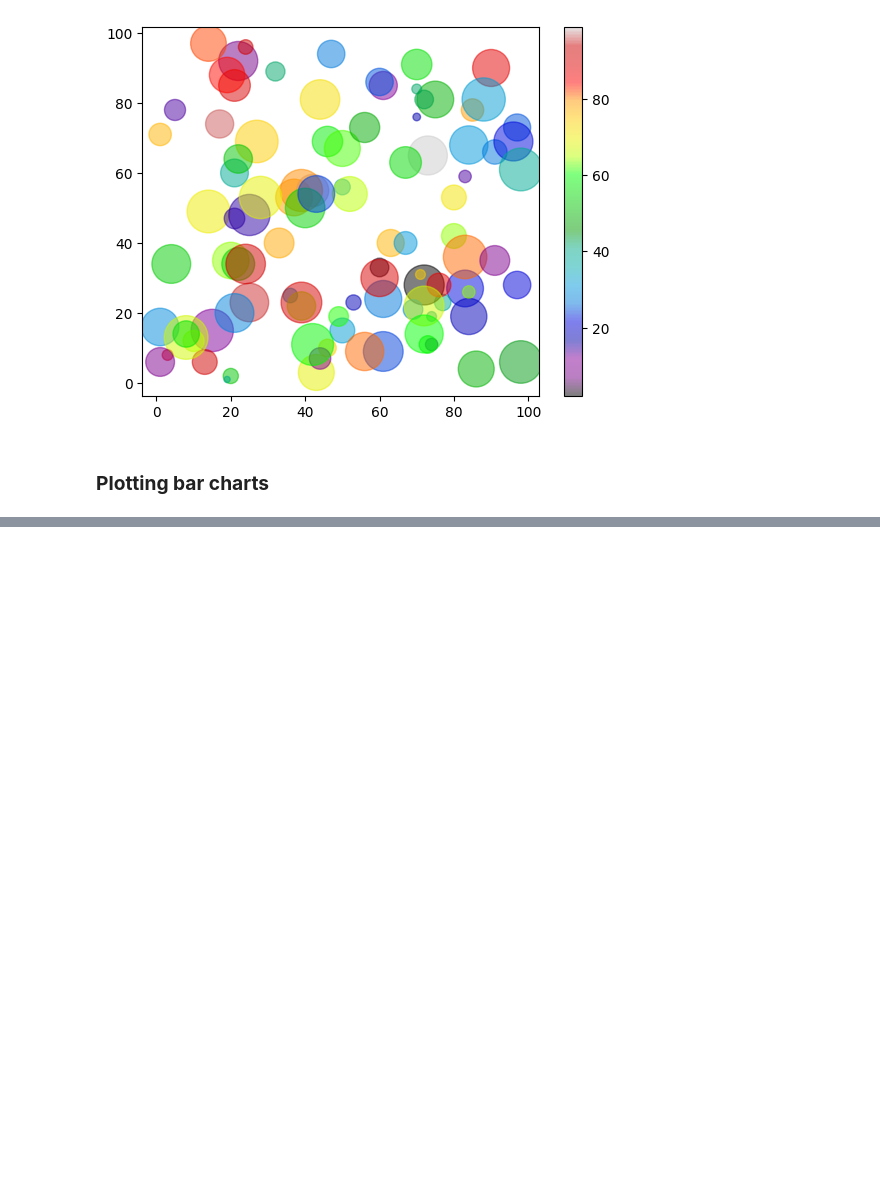
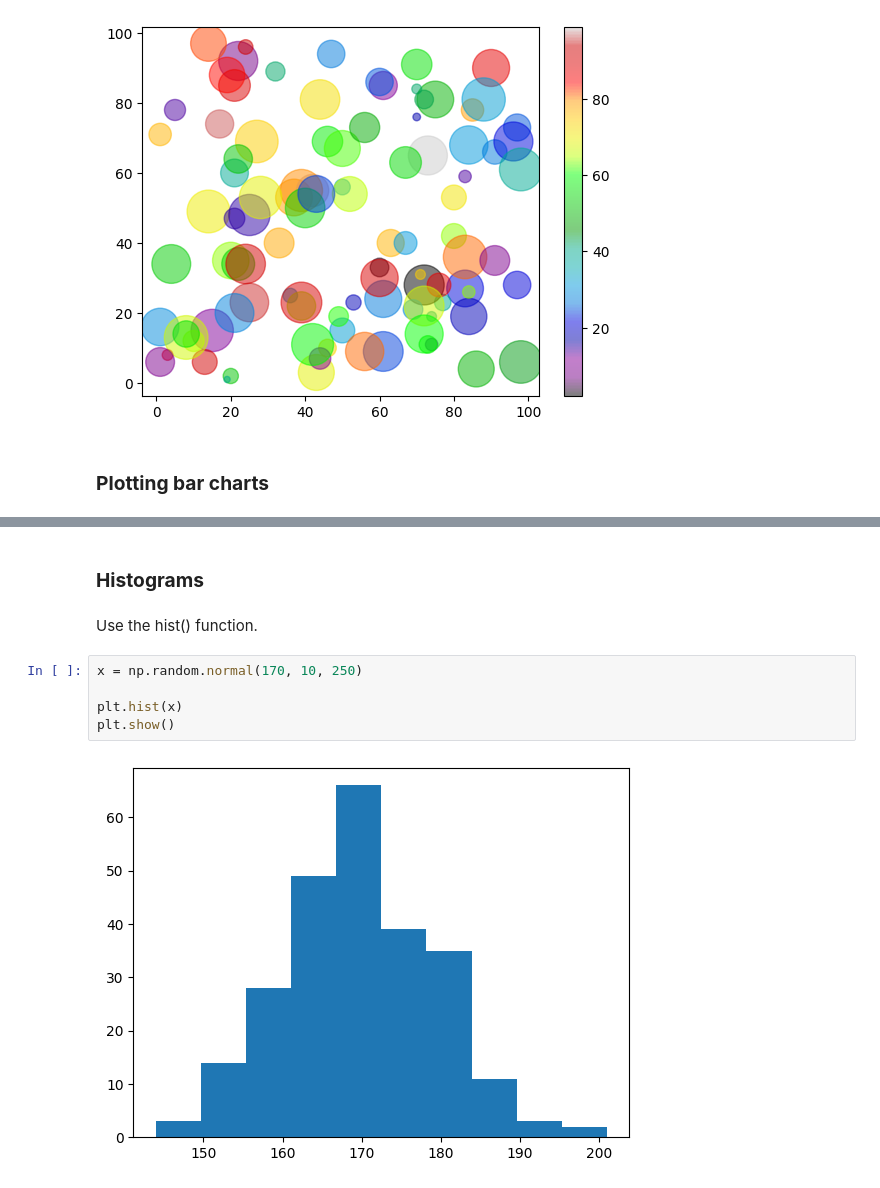
Before and after one commit to kibuba-njihia/mastering-matplotlib, a Jupyter notebook: matplotlib.ipynb, the cells around one changed output, grey strips where cells are left out. Cells and saved outputs as stored; diff of their text form; blank space fills up the shorter version.

```diff
--- a/matplotlib.ipynb
+++ b/matplotlib.ipynb
@@ -175,0 +188,11 @@ plt.show()
+# %% [markdown]
+### **Histograms**
+# %% [markdown]
+Use the hist() function.
+# %%
+x = np.random.normal(170, 10, 250)
+
+plt.hist(x)
+plt.show()
+# %% [output]
+[figure, added]
```
Also changed, not shown: parts of 6 cells of this notebook.
